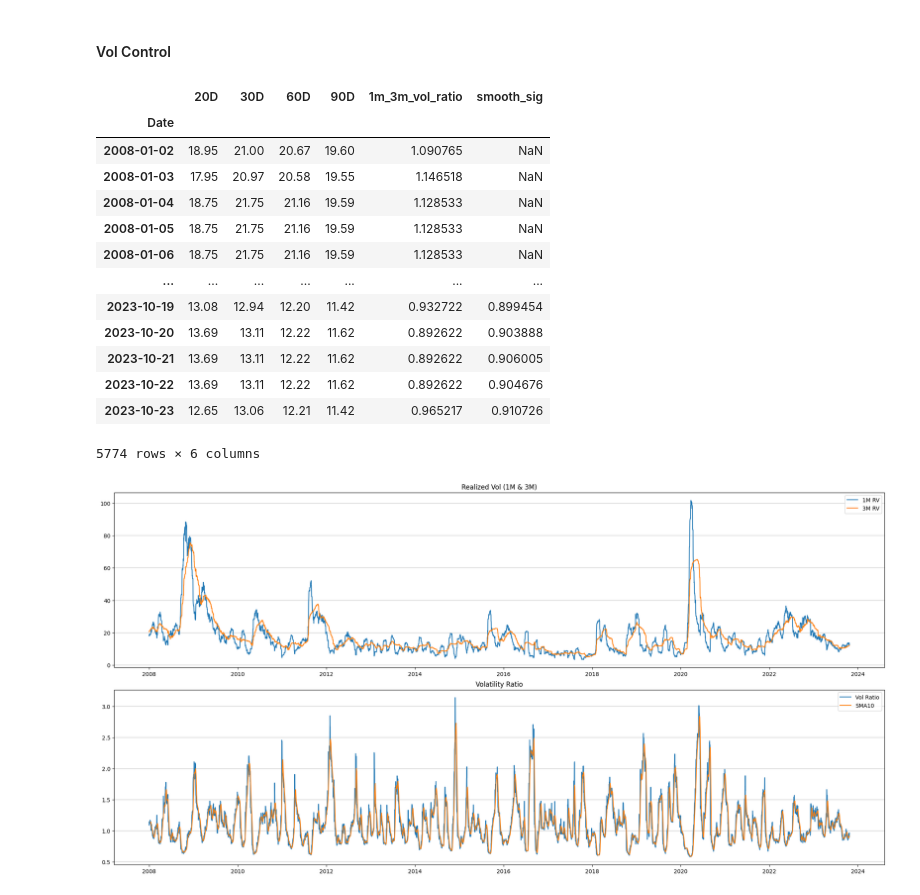
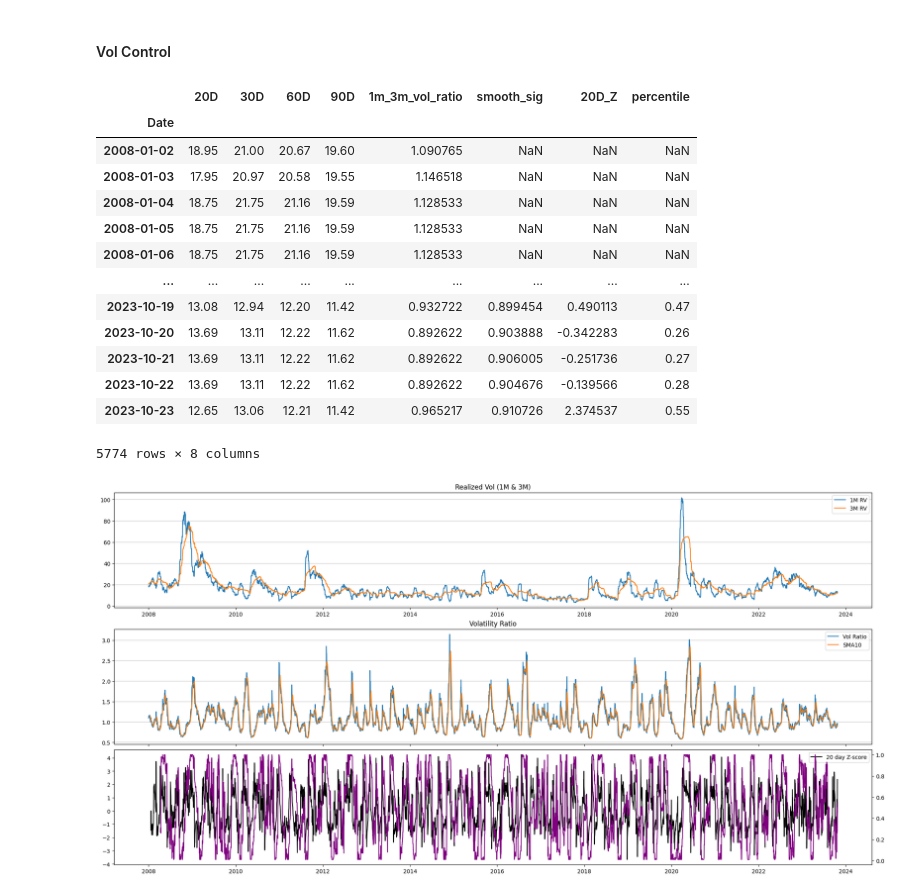
Before and after one commit to ClarenceTee93/Strategies, a Jupyter notebook: strategies.ipynb, the cells around one changed output. Saved outputs shown, nothing was run; the diff lists cells and outputs as text; code cells hidden in the pictures.

```diff
--- a/strategies.ipynb
+++ b/strategies.ipynb
@@ -713,40 +713,59 @@ def clean_step(sDate, eDate, df):
 
     return df.merge(full_date_range_df, on = 'Date', how = 'right').fillna(method = 'ffill').drop(columns = ['All_Days'])
 
+def computeZ(df, w):
+    roll_obj = df.rolling(w)
+    return (df - roll_obj.mean()) / roll_obj.std()
+
+def pctrank(x):
+    n = len(x)
+    temp = x.argsort()
+    ranks = np.empty(n)
+    ranks[temp] = (np.arange(n) + 1) / n
+    return ranks[-1]
+    # return ranks
+
 clean_spx_rv = clean_step(sample_start_dt, sample_end_dt, spx_rv)
 clean_spx_rv.set_index('Date', inplace=True)
 clean_spx_rv['1m_3m_vol_ratio'] = clean_spx_rv['60D'] / clean_spx_rv['20D']
 clean_spx_rv['smooth_sig'] = clean_spx_rv['1m_3m_vol_ratio'].rolling(10).mean()
+clean_spx_rv['20D_Z'] = computeZ(clean_spx_rv['1m_3m_vol_ratio'], 20)
+clean_spx_rv['percentile'] = clean_spx_rv['1m_3m_vol_ratio'].rolling(100).apply(lambda x: pctrank(x))
 clean_spx_rv
 # %% [output]
-|  | 20D | 30D | 60D | 90D | 1m_3m_vol_ratio | smooth_sig |
-| Date |  |  |  |  |  |  |
-| 2008-01-02 | 18.95 | 21.00 | 20.67 | 19.60 | 1.090765 | NaN |
-| 2008-01-03 | 17.95 | 20.97 | 20.58 | 19.55 | 1.146518 | NaN |
-| 2008-01-04 | 18.75 | 21.75 | 21.16 | 19.59 | 1.128533 | NaN |
-| 2008-01-05 | 18.75 | 21.75 | 21.16 | 19.59 | 1.128533 | NaN |
-| 2008-01-06 | 18.75 | 21.75 | 21.16 | 19.59 | 1.128533 | NaN |
-| ... | ... | ... | ... | ... | ... | ... |
-| 2023-10-19 | 13.08 | 12.94 | 12.20 | 11.42 | 0.932722 | 0.899454 |
-| 2023-10-20 | 13.69 | 13.11 | 12.22 | 11.62 | 0.892622 | 0.903888 |
-| 2023-10-21 | 13.69 | 13.11 | 12.22 | 11.62 | 0.892622 | 0.906005 |
-| 2023-10-22 | 13.69 | 13.11 | 12.22 | 11.62 | 0.892622 | 0.904676 |
-| 2023-10-23 | 12.65 | 13.06 | 12.21 | 11.42 | 0.965217 | 0.910726 |
+|  | 20D | 30D | 60D | 90D | 1m_3m_vol_ratio | smooth_sig | 20D_Z | percentile |
+| Date |  |  |  |  |  |  |  |  |
+| 2008-01-02 | 18.95 | 21.00 | 20.67 | 19.60 | 1.090765 | NaN | NaN | NaN |
+| 2008-01-03 | 17.95 | 20.97 | 20.58 | 19.55 | 1.146518 | NaN | NaN | NaN |
+| 2008-01-04 | 18.75 | 21.75 | 21.16 | 19.59 | 1.128533 | NaN | NaN | NaN |
+| 2008-01-05 | 18.75 | 21.75 | 21.16 | 19.59 | 1.128533 | NaN | NaN | NaN |
+| 2008-01-06 | 18.75 | 21.75 | 21.16 | 19.59 | 1.128533 | NaN | NaN | NaN |
+| ... | ... | ... | ... | ... | ... | ... | ... | ... |
+| 2023-10-19 | 13.08 | 12.94 | 12.20 | 11.42 | 0.932722 | 0.899454 | 0.490113 | 0.47 |
+| 2023-10-20 | 13.69 | 13.11 | 12.22 | 11.62 | 0.892622 | 0.903888 | -0.342283 | 0.26 |
+| 2023-10-21 | 13.69 | 13.11 | 12.22 | 11.62 | 0.892622 | 0.906005 | -0.251736 | 0.27 |
+| 2023-10-22 | 13.69 | 13.11 | 12.22 | 11.62 | 0.892622 | 0.904676 | -0.139566 | 0.28 |
+| 2023-10-23 | 12.65 | 13.06 | 12.21 | 11.42 | 0.965217 | 0.910726 | 2.374537 | 0.55 |
-5774 rows × 6 columns
+5774 rows × 8 columns
 # %%
-fig, ax = plt.subplots(2, 1, figsize = (20, 10), sharex=True, constrained_layout=True)
+fig, ax = plt.subplots(3, 1, figsize = (20, 10), sharex=True, constrained_layout=True)
 ax[0].plot(clean_spx_rv['20D'], label = '1M RV')
 ax[0].plot(clean_spx_rv['60D'], label = '3M RV')
 ax[0].grid(axis = 'y', linewidth = 1.2, alpha = 0.5)
 ax[0].legend()
 ax[0].set_title("Realized Vol (1M & 3M)")
 ax[0].xaxis.set_tick_params(which='both', labelbottom=True)
 
 ax[1].plot(clean_spx_rv['1m_3m_vol_ratio'], label = "Vol Ratio")
 ax[1].plot(clean_spx_rv['smooth_sig'], label = "SMA10")
 ax[1].grid(axis = 'y', linewidth = 1.2, alpha = 0.5)
 ax[1].legend()
 ax[1].set_title("Volatility Ratio")
+
+ax[2].plot(clean_spx_rv['20D_Z'], label = '20 day Z-score', color = 'black')
+ax3 = ax[2].twinx()
+ax3.plot(clean_spx_rv['percentile'], label = 'Rolling Percentile (100 days)', color = 'purple')
+ax[2].legend()
 plt.show()
 # %% [output]
-[figure, old version]
+[figure, new version]
```
